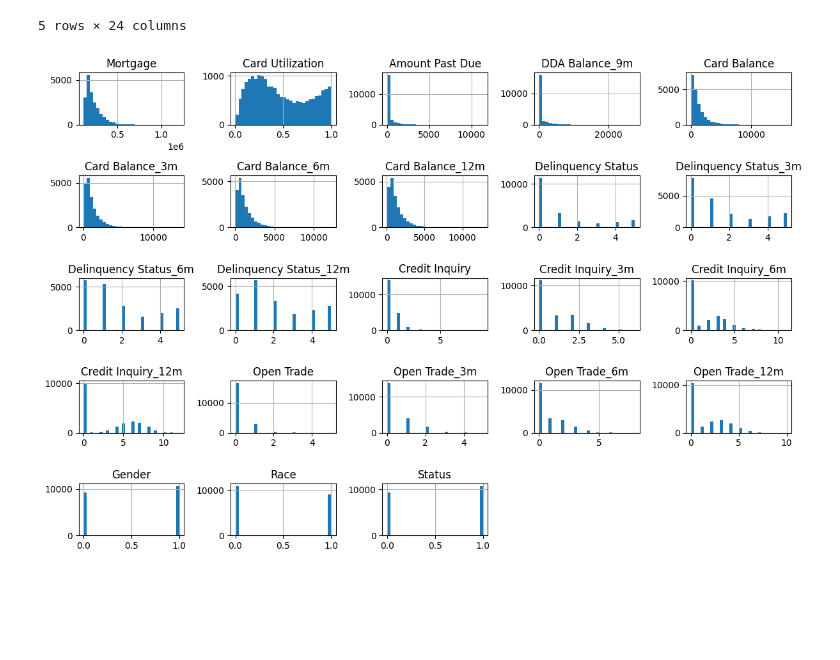
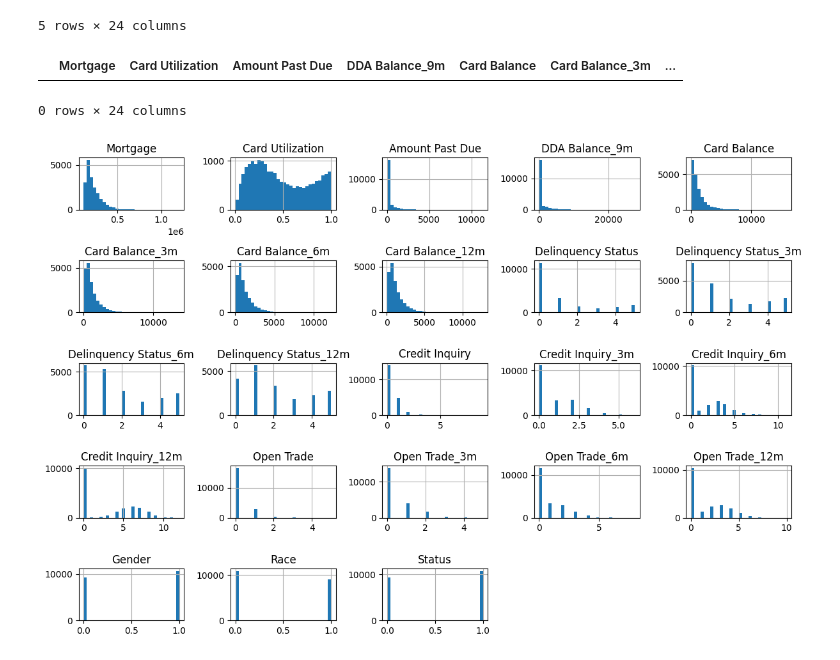
Before and after one commit to ostapenkovs/wells-fargo-case-study, a Jupyter notebook: notebooks/2_data_analysis.ipynb, the cells around one changed output. Drawn from its saved outputs; the diff is of its cells as text; code cells hidden in the pictures; blank space fills up the shorter version.

```diff
--- a/notebooks/2_data_analysis.ipynb
+++ b/notebooks/2_data_analysis.ipynb
@@ -105,6 +105,11 @@ train[(train['Amount Past Due'] > 1.5e4) | (train['DDA Balance_9m'] > 1.5e5)]
 # Sample train data includes amounts past due and DDA balances on the order of $1bn.
 # Treating this as an error and removing these outliers.
 train = train[~((train['Amount Past Due'] > 1.5e4) | (train['DDA Balance_9m'] > 1.5e5))]
+# %%
+train[train.duplicated()]
+# %% [output]
+|  | Mortgage | Card Utilization | Amount Past Due | DDA Balance_9m | Card Balance | Card Balance_3m | ... |
+0 rows × 24 columns
 # %%
 train.hist(bins=30, figsize=(12, 8))
 plt.tight_layout()
```
Also changed, not shown: parts of 11 cells of this notebook.
